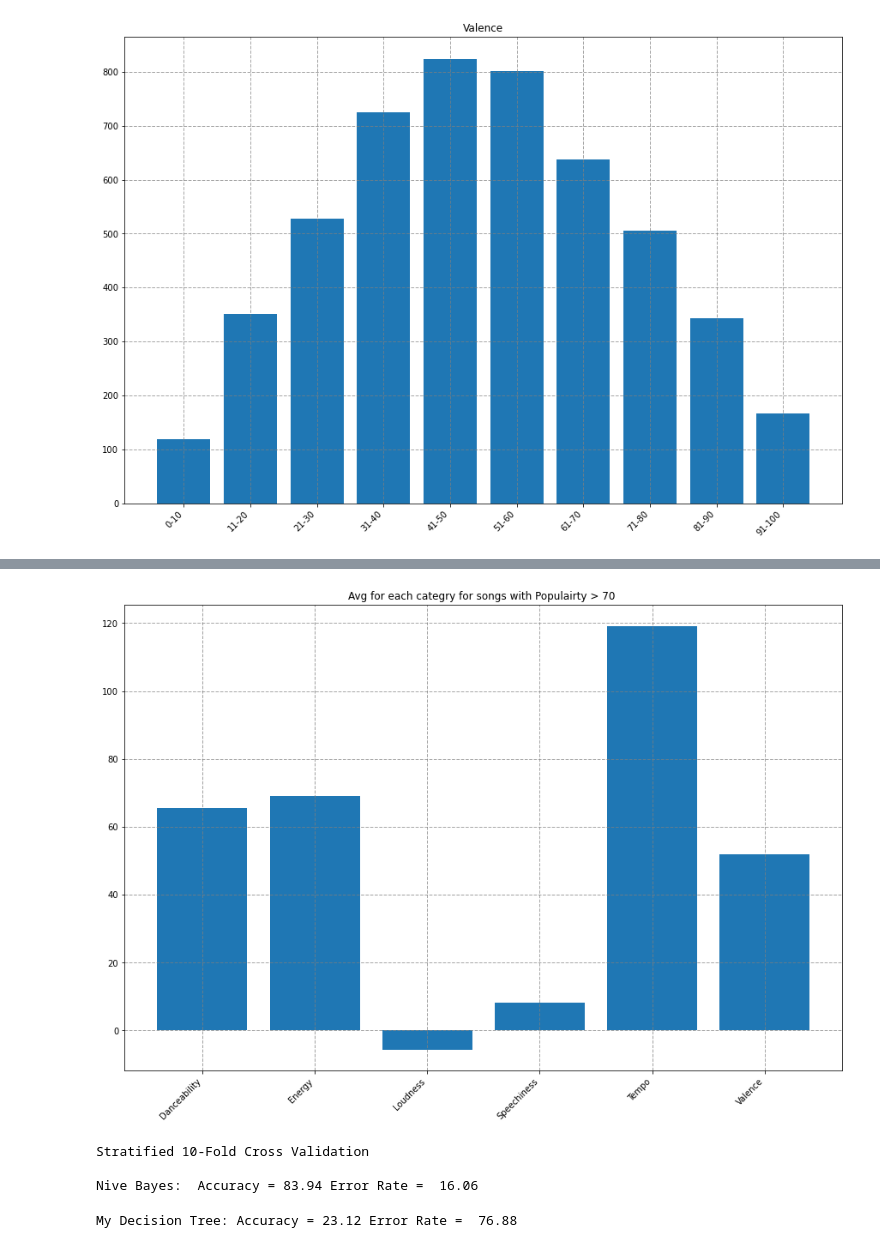
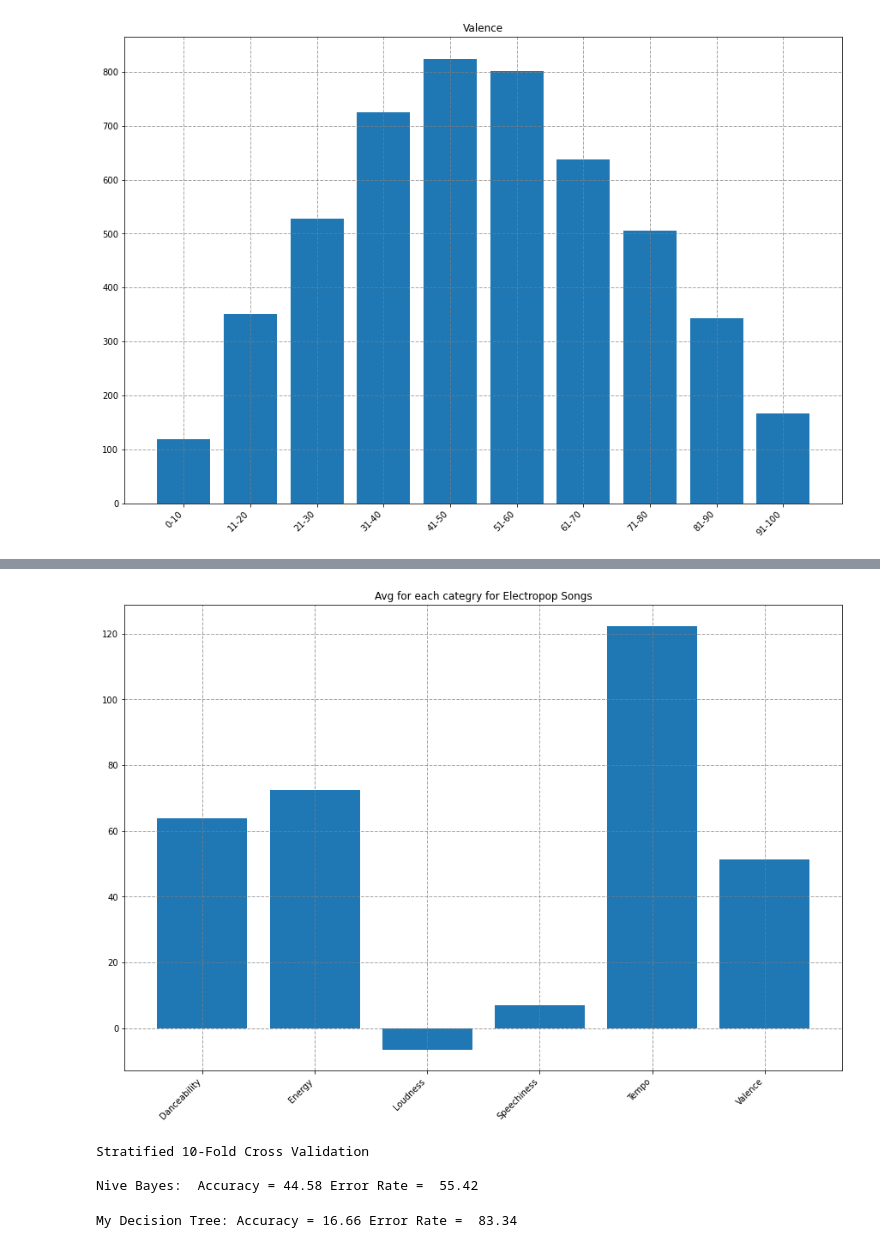
Before and after one commit to CarterKekoa/SpotifyRecommendationApp, a Jupyter notebook: DataAnalysis.ipynb, the cells around one changed output, grey strips where cells are left out. Saved outputs shown, nothing was run; the diff lists cells and outputs as text; code cells hidden in the pictures.

```diff
--- a/DataAnalysis.ipynb
+++ b/DataAnalysis.ipynb
@@ -121,26 +135,16 @@ plot_utils.frequency_chart(x_vals, y_vals,  "Valence", "", "")
 # %% [output]
 [figure]
 # %%
-bottom = []
-top = []
-for row in track_data.data:
-    if row[3] < 30:
-        bottom.append(row)
-    elif row[3] > 70:
-        top.append(row)
-    else:
-        pass
+genre1, genre2, genre3, genre4 = myutils.seperate_songs_on_genre(track_data.data)
 
-avg_dance = myutils.compute_average(myutils.format_num([row[11] for row in bottom]))
-avg_energy = myutils.compute_average(myutils.format_num([row[12] for row in bottom]))
-avg_loudness = myutils.compute_average([row[14] for row in bottom])
-avg_speech = myutils.compute_average(myutils.format_num([row[16] for row in bottom]))
-avg_tempo = myutils.compute_average([row[21] for row in bottom])
-avg_valence = myutils.compute_average(myutils.format_num([row[20] for row in bottom]))
+avg_dance = myutils.compute_average(myutils.format_num([row[11] for row in genre1]))
+avg_energy = myutils.compute_average(myutils.format_num([row[12] for row in genre1]))
+avg_loudness = myutils.compute_average([row[14] for row in genre1])
+avg_speech = myutils.compute_average(myutils.format_num([row[16] for row in genre1]))
+avg_tempo = myutils.compute_average([row[21] for row in genre1])
+avg_valence = myutils.compute_average(myutils.format_num([row[20] for row in genre1]))
 
 x_vals = ['Danceability','Energy','Loudness','Speechiness','Tempo','Valence']
 y_vals = [avg_dance, avg_energy, avg_loudness, avg_speech, avg_tempo, avg_valence]
-
-
-plot_utils.frequency_chart(x_vals, y_vals,  "Avg for each categry for songs with Populairty < 30 ", "", "")
+plot_utils.frequency_chart(x_vals, y_vals,  "Avg for each categry for Dance Pop Songs", "", "")
 # %% [output]
@@ -148,29 +176,27 @@ plot_utils.frequency_chart(x_vals, y_vals,  "Avg for each categry for songs with
 # %%
-avg_dance = myutils.compute_average(myutils.format_num([row[11] for row in top]))
-avg_energy = myutils.compute_average(myutils.format_num([row[12] for row in top]))
-avg_loudness = myutils.compute_average([row[14] for row in top])
-avg_speech = myutils.compute_average(myutils.format_num([row[16] for row in top]))
-avg_tempo = myutils.compute_average([row[21] for row in top])
-avg_valence = myutils.compute_average(myutils.format_num([row[20] for row in top]))
-
-x_vals = ['Danceability','Energy','Loudness','Speechiness','Tempo','Valence']
-y_vals = [avg_dance, avg_energy, avg_loudness, avg_speech, avg_tempo, avg_valence]
+avg_dance = myutils.compute_average(myutils.format_num([row[11] for row in genre3]))
+avg_energy = myutils.compute_average(myutils.format_num([row[12] for row in genre3]))
+avg_loudness = myutils.compute_average([row[14] for row in genre3])
+avg_speech = myutils.compute_average(myutils.format_num([row[16] for row in genre3]))
+avg_tempo = myutils.compute_average([row[21] for row in genre3])
+avg_valence = myutils.compute_average(myutils.format_num([row[20] for row in genre3]))
 
 
-plot_utils.frequency_chart(x_vals, y_vals,  "Avg for each categry for songs with Populairty > 70 ", "", "")
+y_vals = [avg_dance, avg_energy, avg_loudness, avg_speech, avg_tempo, avg_valence]
+plot_utils.frequency_chart(x_vals, y_vals,  "Avg for each categry for Electropop Songs", "", "")
 # %% [output]
-[figure, old version]
+[figure, new version]
 # %%
-danceability = myutils.format_num(track_data.get_column('danceability'))
-energy = myutils.format_num(track_data.get_column('energy'))
+genre = track_data.get_column('playlist_subgenre')
+danceability = myutils.convert_to_rank(myutils.format_num(track_data.get_column('danceability')))
+energy = myutils.convert_to_rank(myutils.format_num(track_data.get_column('energy')))
 loudness = myutils.convert_loudness(track_data.get_column('loudness'))
 speechiness = myutils.format_num(track_data.get_column('speechiness'))
 tempo = myutils.convert_tempo(track_data.get_column('tempo'))
-valence = myutils.format_num(track_data.get_column('valence'))
+valence = myutils.convert_to_rank(myutils.format_num(track_data.get_column('valence')))
 
-x_vals = [[danceability[i], energy[i], loudness[i], speechiness[i], tempo[i], valence[i]] for i in range(len(danceability))]
+x_vals = [[genre[i], danceability[i], energy[i], loudness[i], speechiness[i], tempo[i], valence[i]] for i in range(len(danceability))]
 y_vals = myutils.convert_to_rank(track_data.get_column("track_popularity"))
-
 
 print('Stratified 10-Fold Cross Validation\n')
 strat_train_folds, strat_test_folds = myevaluation.stratified_kfold_cross_validation(x_vals, y_vals, 10)
@@ -185,16 +211,17 @@ print('Nive Bayes:  Accuracy =', round(accuracy * 100, 3), 'Error Rate = ', roun
 # %% [output]
 Stratified 10-Fold Cross Validation
 
-Nive Bayes:  Accuracy = 83.94 Error Rate =  16.06
+Nive Bayes:  Accuracy = 44.58 Error Rate =  55.42
 # %%
-danceability = myutils.format_num(track_data.get_column('danceability'))
-energy = myutils.format_num(track_data.get_column('energy'))
+genre = track_data.get_column('playlist_subgenre')
+danceability = myutils.convert_to_rank(myutils.format_num(track_data.get_column('danceability')))
+energy = myutils.convert_to_rank(myutils.format_num(track_data.get_column('energy')))
 loudness = myutils.convert_loudness(track_data.get_column('loudness'))
 speechiness = myutils.format_num(track_data.get_column('speechiness'))
 tempo = myutils.convert_tempo(track_data.get_column('tempo'))
-valence = myutils.format_num(track_data.get_column('valence'))
+valence = myutils.convert_to_rank(myutils.format_num(track_data.get_column('valence')))
 
-x_vals = [[danceability[i], energy[i], loudness[i], speechiness[i], tempo[i], valence[i]] for i in range(len(danceability))]
+x_vals = [[genre[i], danceability[i], energy[i], loudness[i], speechiness[i], tempo[i], valence[i]] for i in range(len(danceability))]
 y_vals = myutils.convert_to_rank(track_data.get_column("track_popularity"))
 
 strat_train_folds2, strat_test_folds2 = myevaluation.stratified_kfold_cross_validation(x_vals, y_vals, 10)
@@ -207,4 +234,4 @@ predicted2 = my_tree.predict(strat_xtest2)
 accuracy2 = myutils.get_accuracy(strat_ytest2, predicted2)
 print('My Decision Tree: Accuracy =', round(accuracy2 * 100, 3), 'Error Rate = ', round((1-accuracy2) * 100, 3))
 # %% [output]
-My Decision Tree: Accuracy = 23.12 Error Rate =  76.88
+My Decision Tree: Accuracy = 16.66 Error Rate =  83.34
```
Also changed, not shown: parts of 11 cells of this notebook, 3 other files.
